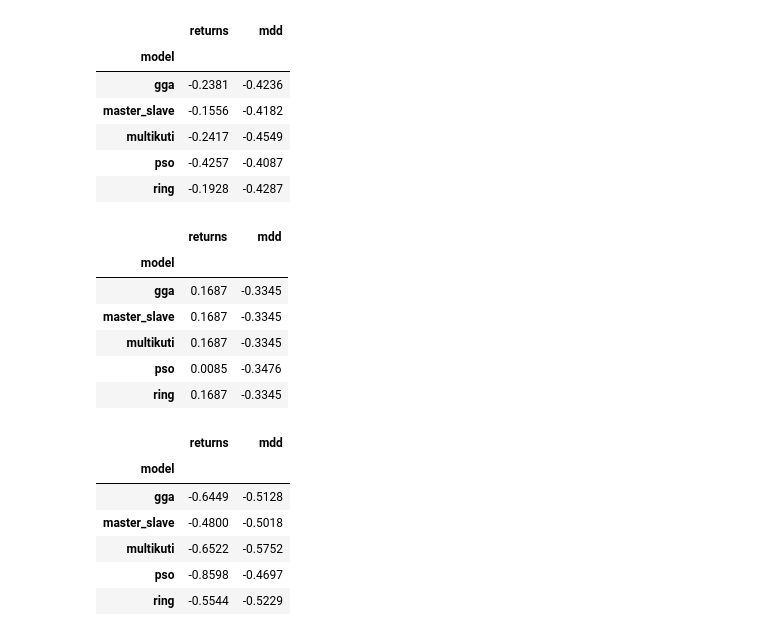
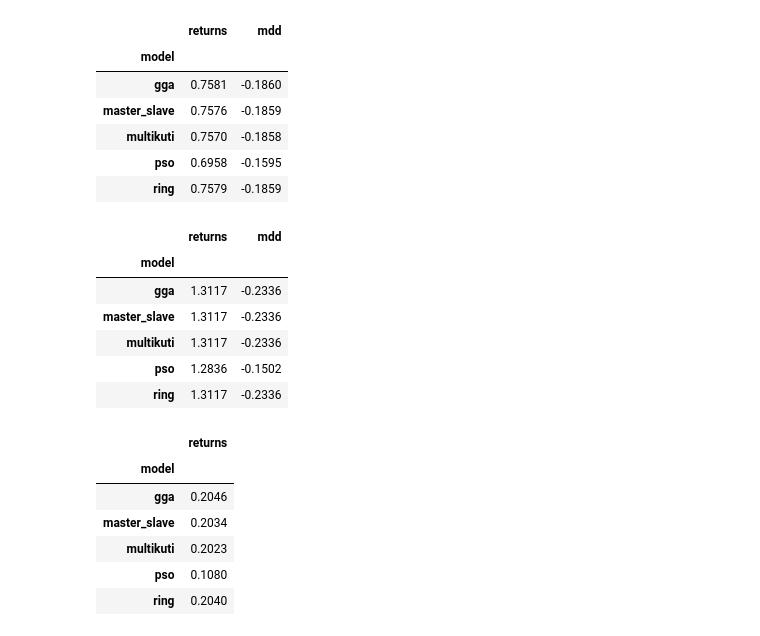
Before and after one commit to Chideme/island_genetic_algrorithm, a Jupyter notebook: experiment_portfolio_downtrend.ipynb, the cells around one changed output. Drawn from its saved outputs; the diff is of its cells as text; code cells hidden in the pictures.

```diff
--- a/experiment_portfolio_downtrend.ipynb
+++ b/experiment_portfolio_downtrend.ipynb
@@ -93,34 +175,34 @@ Running model:  pso
 # %%
-results_df = pd.read_csv('results/downtrend.csv')
+results_df = pd.read_csv('results/downtrend_twse.csv')
 pd.set_option('display.max_rows', None)
 results_df.groupby([ 'model'])[[ 'returns', 'mdd']].mean().round(4)
 # %% [output]
 |  | returns | mdd |
 | model |  |  |
-| gga | -0.2381 | -0.4236 |
-| master_slave | -0.1556 | -0.4182 |
-| multikuti | -0.2417 | -0.4549 |
-| pso | -0.4257 | -0.4087 |
-| ring | -0.1928 | -0.4287 |
+| gga | 0.7581 | -0.1860 |
+| master_slave | 0.7576 | -0.1859 |
+| multikuti | 0.7570 | -0.1858 |
+| pso | 0.6958 | -0.1595 |
+| ring | 0.7579 | -0.1859 |
 # %%
 training_df = results_df[results_df['phase'] == 'train']
 training_df.groupby([ 'model'])[[ 'returns', 'mdd']].mean().round(4)
 # %% [output]
 |  | returns | mdd |
 | model |  |  |
-| gga | 0.1687 | -0.3345 |
-| master_slave | 0.1687 | -0.3345 |
-| multikuti | 0.1687 | -0.3345 |
-| pso | 0.0085 | -0.3476 |
-| ring | 0.1687 | -0.3345 |
+| gga | 1.3117 | -0.2336 |
+| master_slave | 1.3117 | -0.2336 |
+| multikuti | 1.3117 | -0.2336 |
+| pso | 1.2836 | -0.1502 |
+| ring | 1.3117 | -0.2336 |
 # %%
 validation_df = results_df[results_df['phase'] == 'validation']
-validation_df.groupby([ 'model'])[[ 'returns', 'mdd']].mean().round(4)
+validation_df.groupby([ 'model'])[[ 'returns']].mean().round(4)
 # %% [output]
-|  | returns | mdd |
-| model |  |  |
-| gga | -0.6449 | -0.5128 |
-| master_slave | -0.4800 | -0.5018 |
-| multikuti | -0.6522 | -0.5752 |
-| pso | -0.8598 | -0.4697 |
-| ring | -0.5544 | -0.5229 |
+|  | returns |
+| model |  |
+| gga | 0.2046 |
+| master_slave | 0.2034 |
+| multikuti | 0.2023 |
+| pso | 0.1080 |
+| ring | 0.2040 |
```
Also changed, not shown: parts of 17 cells of this notebook, 54 other files.
